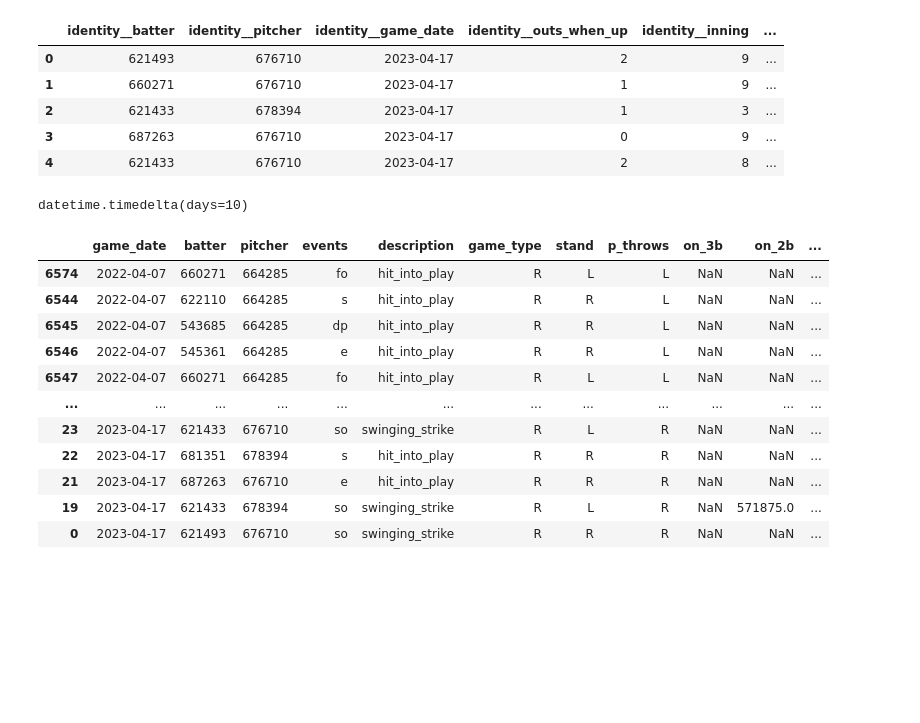
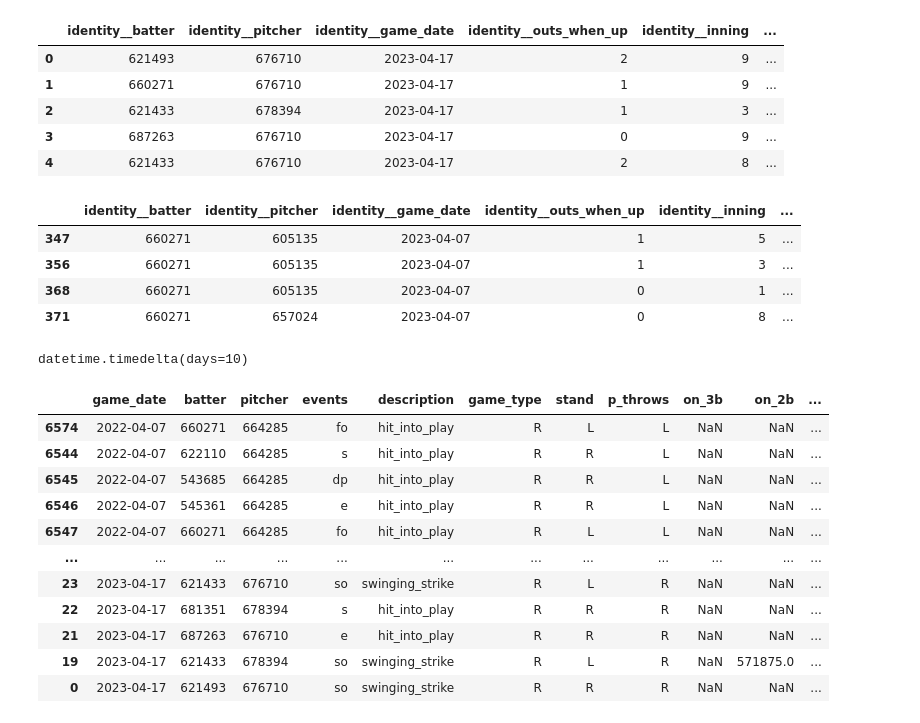
Before and after one commit to allenttchen/baseball-analytics, a Jupyter notebook: notebooks/eda.ipynb, the cells around one changed output. Drawn from its saved outputs; the diff is of its cells as text; code cells hidden in the pictures; blank space fills up the shorter version.

```diff
--- a/notebooks/eda.ipynb
+++ b/notebooks/eda.ipynb
@@ -50,10 +50,10 @@ pd.set_option('max_colwidth', 400)
 # config
 
 # gives game state data
-#ANGELS_PITCHER_DATA_PATH = "../data/20230418_angels_pitcher_stats.csv"
-ANGELS_BATTER_DATA_PATH = "../data/20230418_angels_batter_stats.csv"
+#ANGELS_PITCHER_DATA_PATH = "../data/20230418_angels_pitcher_2023.csv"
+ANGELS_BATTER_DATA_PATH = "../data/20230418_angels_batter_2023.csv"
 ANGELS_BATTER_2022_PATH = "../data/angels_batter_2022_season.csv"
-start_of_season = datetime(2023, 3, 30)
+start_of_season = date(2023, 3, 30)
 # %%
 #angels_pitcher_data = pd.read_csv(ANGELS_PITCHER_DATA_PATH)
 angels_batter_data = pd.read_csv(ANGELS_BATTER_DATA_PATH)
@@ -153,7 +192,7 @@ game_state_cols_names = [
     #'sz_top',
     #'sz_bot',
     #'hit_distance_sc', # Projected hit distance of the batted ball.
-    #'launch_speed',
+    'launch_speed', # Exit velocity of the batted ball as tracked by Statcast.
     #'launch_angle',
     #'effective_speed', # Derived speed based on the the extension of the pitcher's release.
     #'release_spin_rate', # Spin rate of pitch tracked by Statcast.
@@ -244,7 +284,7 @@ events_mapping_dict = {
     "force_out": "fo",
     "grounded_into_double_play": "dp",
     "double_play": "dp",
-    "hit_by_pitch": "e",
+    "hit_by_pitch": "hbp",
     "field_error": "e",
     "sac_fly": "sf",
     "sac_bunt": "sh",
@@ -456,6 +500,14 @@ features_and_events.head()
 | 2 | 621433 | 678394 | 2023-04-17 | 1 | 3 | ... |
 | 3 | 687263 | 676710 | 2023-04-17 | 0 | 9 | ... |
 | 4 | 621433 | 676710 | 2023-04-17 | 2 | 8 | ... |
+# %%
+features_and_events[(features_and_events["identity__batter"] == 660271) & (features_and_events["identity__game_date"] == "2023-04-07")]
+# %% [output]
+|  | identity__batter | identity__pitcher | identity__game_date | identity__outs_when_up | identity__inning | ... |
+| 347 | 660271 | 605135 | 2023-04-07 | 1 | 5 | ... |
+| 356 | 660271 | 605135 | 2023-04-07 | 1 | 3 | ... |
+| 368 | 660271 | 605135 | 2023-04-07 | 0 | 1 | ... |
+| 371 | 660271 | 657024 | 2023-04-07 | 0 | 8 | ... |
 # %%
 date(2023, 4, 17) - date(2023, 4, 7)
 # %% [output]
```
Also changed, not shown: parts of 10 cells of this notebook, 6 other files.
